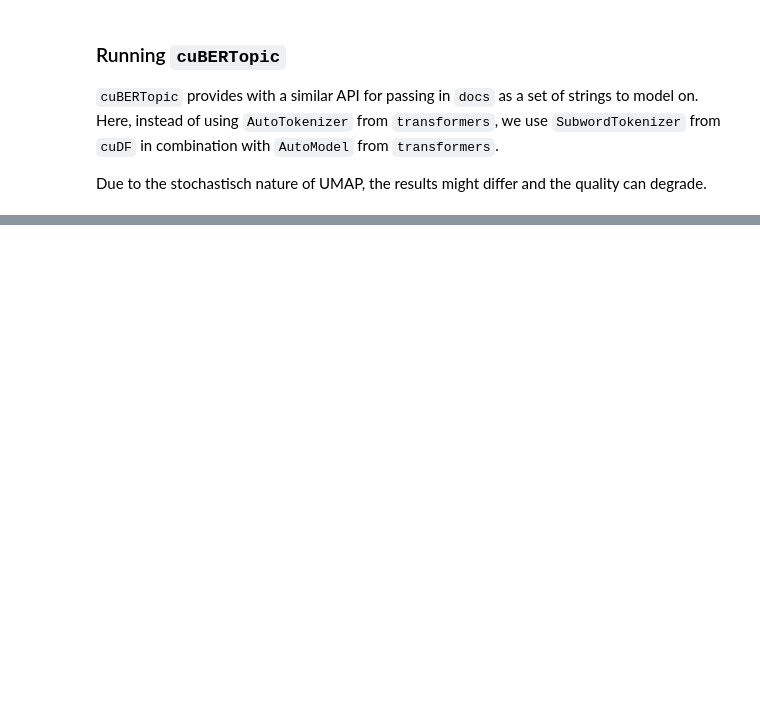
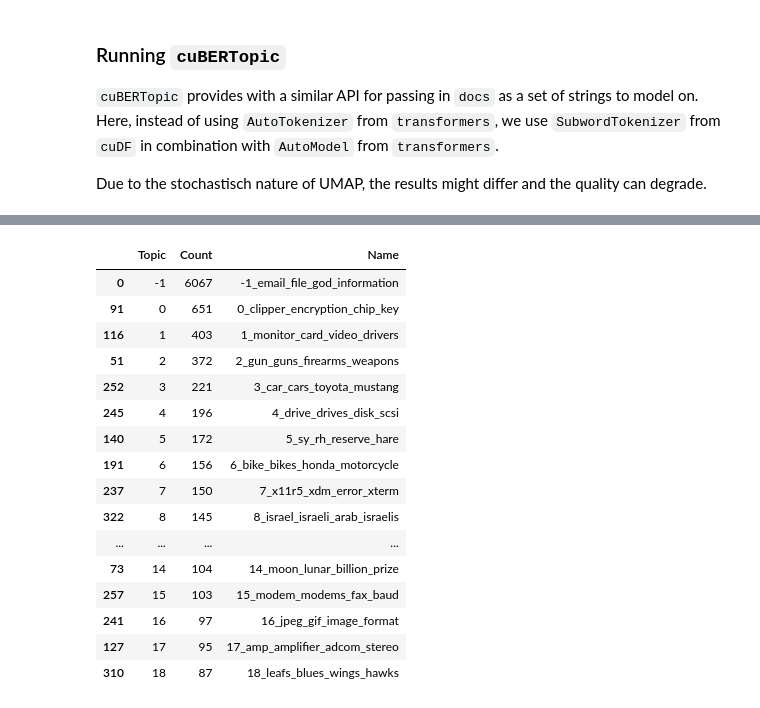
Before and after one commit to rapidsai/rapids-examples, a Jupyter notebook: cuBERT_topic_modelling/berttopic_example.ipynb, the cells around one changed output, grey strips where cells are left out. Saved outputs shown, nothing was run; the diff lists cells and outputs as text; code cells hidden in the pictures; blank space fills up the shorter version.

```diff
--- a/cuBERT_topic_modelling/berttopic_example.ipynb
+++ b/cuBERT_topic_modelling/berttopic_example.ipynb
@@ -163,2 +139,22 @@ Wall time: 13.9 ms
+# %%
+gpu_topic.get_topic_info()[0:20]
+# %% [output]
+|  | Topic | Count | Name |
+| 0 | -1 | 6067 | -1_email_file_god_information |
+| 91 | 0 | 651 | 0_clipper_encryption_chip_key |
+| 116 | 1 | 403 | 1_monitor_card_video_drivers |
+| 51 | 2 | 372 | 2_gun_guns_firearms_weapons |
+| 252 | 3 | 221 | 3_car_cars_toyota_mustang |
+| 245 | 4 | 196 | 4_drive_drives_disk_scsi |
+| 140 | 5 | 172 | 5_sy_rh_reserve_hare |
+| 191 | 6 | 156 | 6_bike_bikes_honda_motorcycle |
+| 237 | 7 | 150 | 7_x11r5_xdm_error_xterm |
+| 322 | 8 | 145 | 8_israel_israeli_arab_israelis |
+| ... | ... | ... | ... |
+| 73 | 14 | 104 | 14_moon_lunar_billion_prize |
+| 257 | 15 | 103 | 15_modem_modems_fax_baud |
+| 241 | 16 | 97 | 16_jpeg_gif_image_format |
+| 127 | 17 | 95 | 17_amp_amplifier_adcom_stereo |
+| 310 | 18 | 87 | 18_leafs_blues_wings_hawks |
 # %%
 %%time
```
Also changed, not shown: parts of 13 cells of this notebook.
